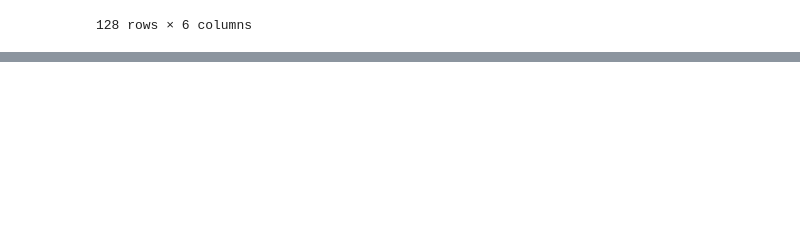
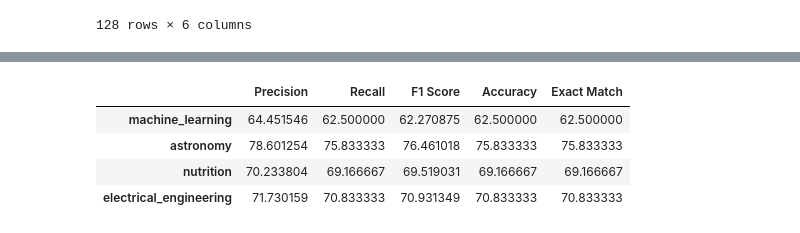
Before and after one commit to nxxk23/AI-Engineer, a Jupyter notebook: inetmodel_base.ipynb, the cells around one changed output, grey strips where cells are left out. Saved outputs shown, nothing was run; the diff lists cells and outputs as text; code cells hidden in the pictures; blank space fills up the shorter version.

```diff
--- a/inetmodel_base.ipynb
+++ b/inetmodel_base.ipynb
@@ -498,0 +597,55 @@ ml_df
+# %%
+import pandas as pd
+from sklearn.metrics import precision_score, recall_score, f1_score, accuracy_score
+
+def calculate_metrics(df):
+    metrics = {}
+    for subject in df['subject'].unique():
+        subject_df = df[df['subject'] == subject]
+        y_true = subject_df['answer']
+        y_pred = subject_df['prompt_answer_index']
+
+        # Convert to categorical if not already
+        y_true = pd.Categorical(y_true).codes
+        y_pred = pd.Categorical(y_pred).codes
+
+        # Check if all class labels are present in y_true and y_pred
+        unique_classes = pd.Categorical(y_true).categories
+        if len(set(pd.Categorical(y_pred).categories) - set(unique_classes)) > 0:
+            print(f"Warning: y_pred contains classes not present in y_true for subject {subject}")
+
+        try:
+            precision = precision_score(y_true, y_pred, average='weighted', zero_division=0) * 100  # Convert to percentage
+            recall = recall_score(y_true, y_pred, average='weighted', zero_division=0) * 100      # Convert to percentage
+            f1 = f1_score(y_true, y_pred, average='weighted', zero_division=0) * 100              # Convert to percentage
+            accuracy = accuracy_score(y_true, y_pred) * 100                                    # Convert to percentage
+            exact_match = (y_true == y_pred).mean() * 100                                       # Convert to percentage
+
+            metrics[subject] = {
+                'Precision': precision,
+                'Recall': recall,
+                'F1 Score': f1,
+                'Accuracy': accuracy,
+                'Exact Match': exact_match
+            }
+        except ValueError as e:
+            print(f"Error calculating metrics for subject {subject}: {e}")
+            metrics[subject] = {
+                'Precision': None,
+                'Recall': None,
+                'F1 Score': None,
+                'Accuracy': None,
+                'Exact Match': None
+            }
+
+    return pd.DataFrame(metrics).T
+
+# Calculate metrics
+metrics_df = calculate_metrics(sample_df)
+metrics_df
+# %% [output]
+|  | Precision | Recall | F1 Score | Accuracy | Exact Match |
+| machine_learning | 64.451546 | 62.500000 | 62.270875 | 62.500000 | 62.500000 |
+| astronomy | 78.601254 | 75.833333 | 76.461018 | 75.833333 | 75.833333 |
+| nutrition | 70.233804 | 69.166667 | 69.519031 | 69.166667 | 69.166667 |
+| electrical_engineering | 71.730159 | 70.833333 | 70.931349 | 70.833333 | 70.833333 |
```
Also changed, not shown: parts of 23 cells of this notebook.
